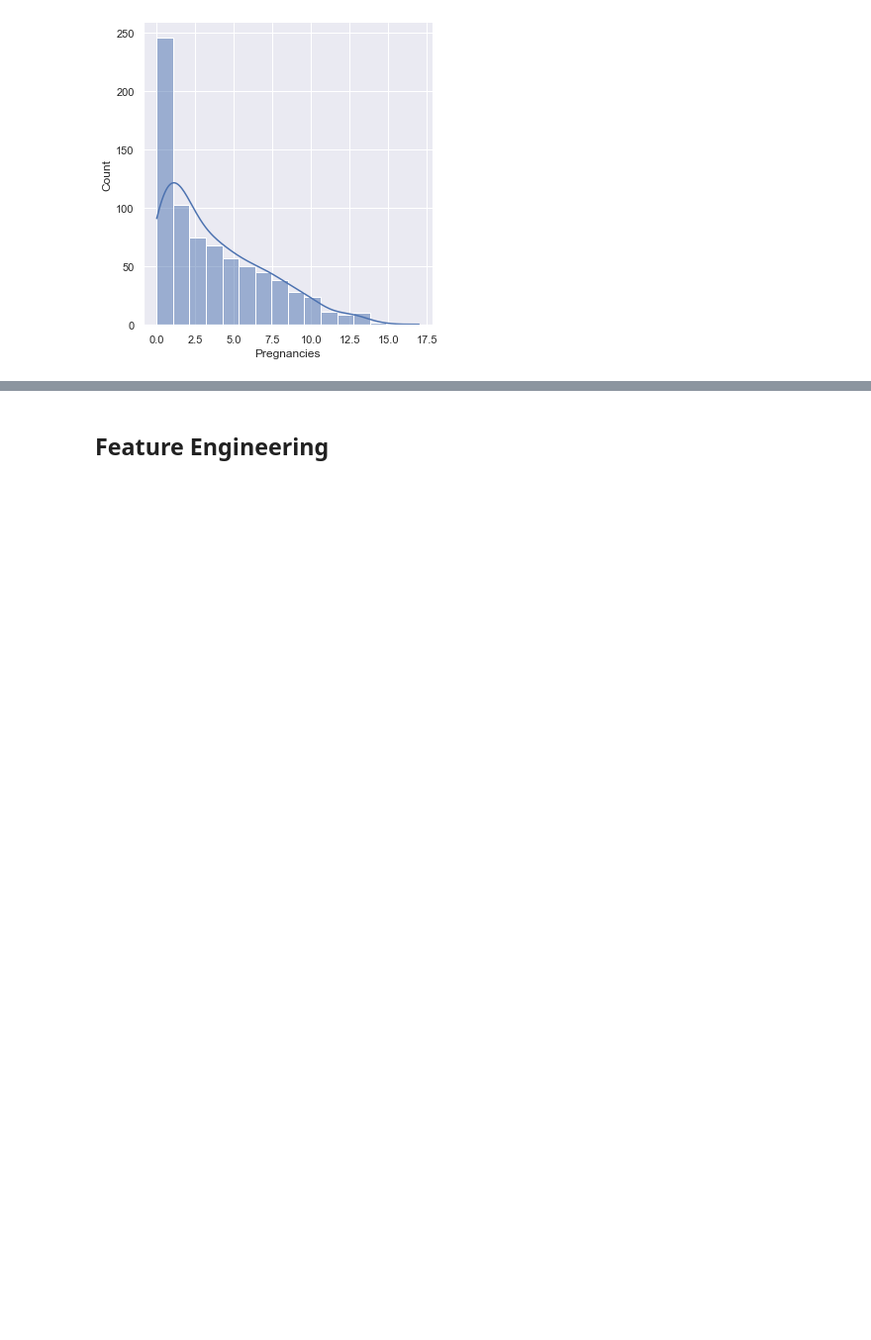
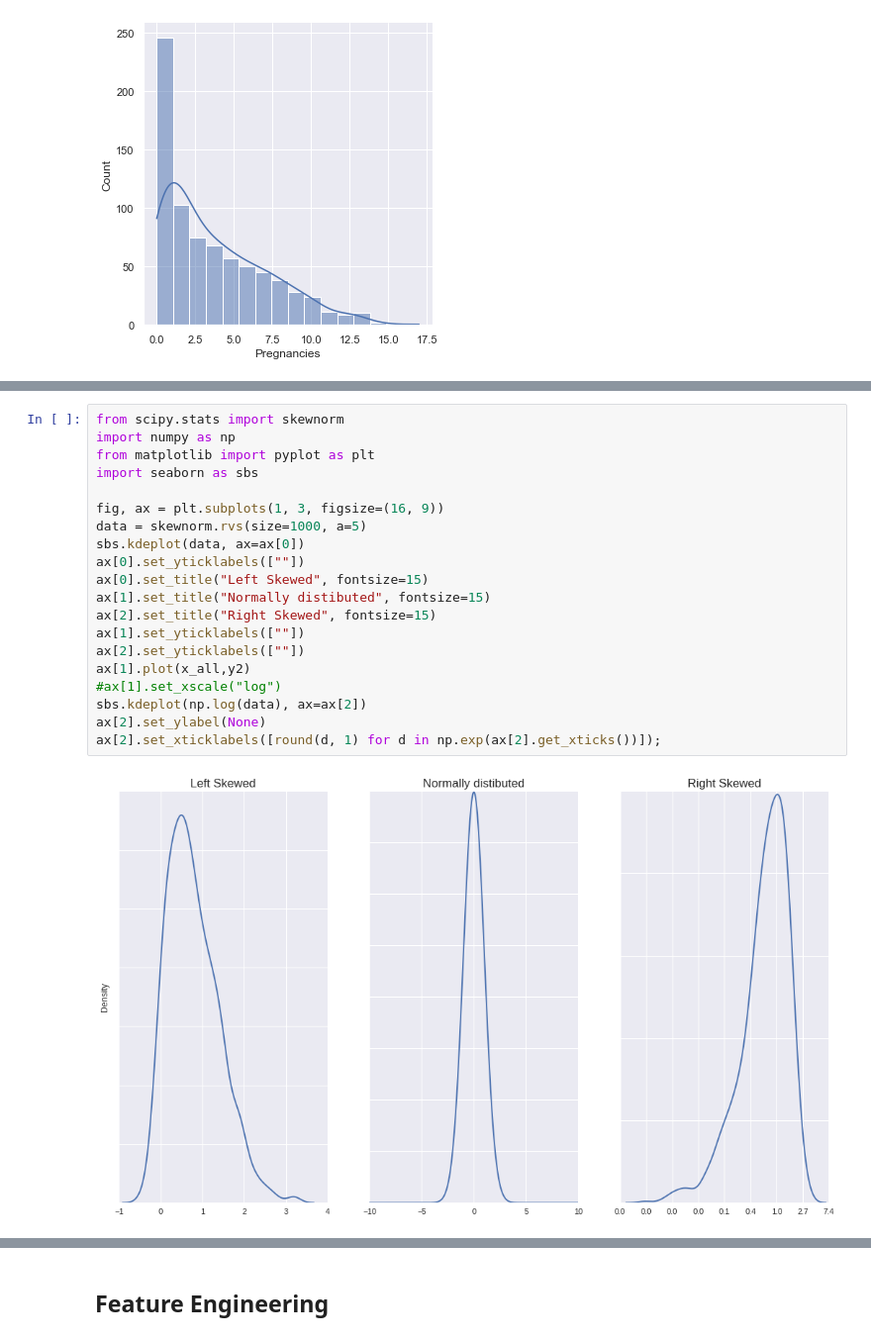
Before and after one commit to adhadse/ColabRepo, a Jupyter notebook: kaggle/beginners/pima_indians-diabetes/Diabetes Prediction.ipynb, the cells around one changed output, grey strips where cells are left out. Shown at 99% size. Drawn from its saved outputs; the diff is of its cells as text; blank space fills up the shorter version.

```diff
--- a/kaggle/beginners/pima_indians-diabetes/Diabetes Prediction.ipynb
+++ b/kaggle/beginners/pima_indians-diabetes/Diabetes Prediction.ipynb
@@ -287,0 +351,22 @@ False                    False                Age
+# %%
+from scipy.stats import skewnorm
+import numpy as np
+from matplotlib import pyplot as plt
+import seaborn as sbs
+
+fig, ax = plt.subplots(1, 3, figsize=(16, 9))
+data = skewnorm.rvs(size=1000, a=5)
+sbs.kdeplot(data, ax=ax[0])
+ax[0].set_yticklabels([""])
+ax[0].set_title("Left Skewed", fontsize=15)
+ax[1].set_title("Normally distibuted", fontsize=15)
+ax[2].set_title("Right Skewed", fontsize=15)
+ax[1].set_yticklabels([""])
+ax[2].set_yticklabels([""])
+ax[1].plot(x_all,y2)
+#ax[1].set_xscale("log")
+sbs.kdeplot(np.log(data), ax=ax[2])
+ax[2].set_ylabel(None)
+ax[2].set_xticklabels([round(d, 1) for d in np.exp(ax[2].get_xticks())]);
+# %% [output]
+[figure, added]
```
Also changed, not shown: parts of 7 cells of this notebook, 2 other files.
